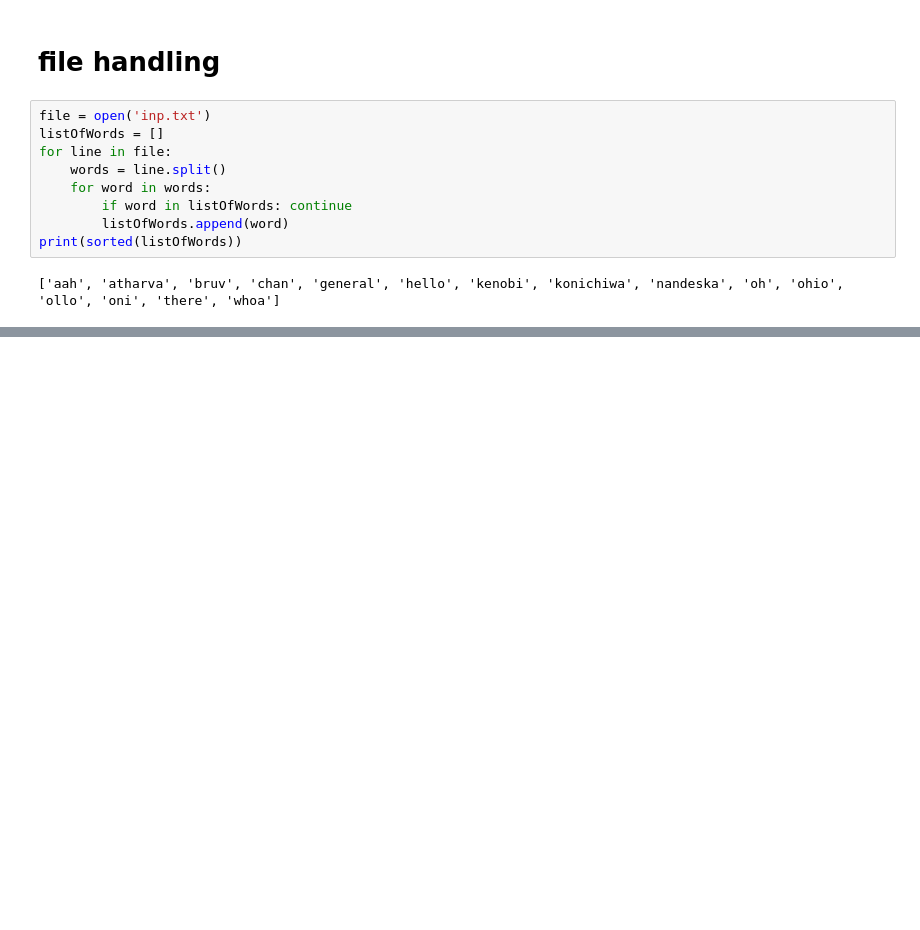
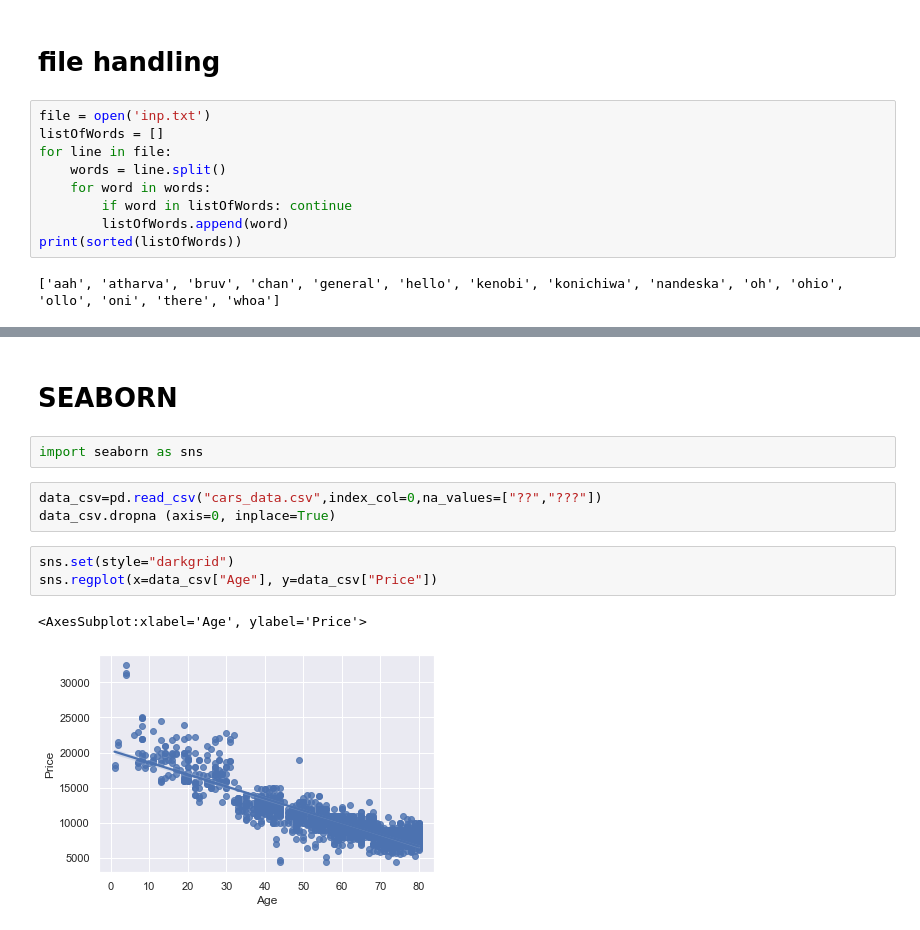
Before and after one commit to toothsy/backup, a Jupyter notebook: 18CSL76/sampleProgs.ipynb, the cells around one changed output, grey strips where cells are left out. Cells and saved outputs as stored; diff of their text form; blank space fills up the shorter version.

```diff
--- a/18CSL76/sampleProgs.ipynb
+++ b/18CSL76/sampleProgs.ipynb
@@ -84,0 +224,13 @@ print(sorted(listOfWords))
+# %% [markdown]
+# SEABORN
+# %%
+import seaborn as sns
+# %%
+data_csv=pd.read_csv("cars_data.csv",index_col=0,na_values=["??","???"])
+data_csv.dropna (axis=0, inplace=True)
+# %%
+sns.set(style="darkgrid")
+sns.regplot(x=data_csv["Age"], y=data_csv["Price"])
+# %% [output]
+<AxesSubplot:xlabel='Age', ylabel='Price'>
+[figure, added]
```
Also changed, not shown: parts of 19 cells of this notebook, 4 other files.
